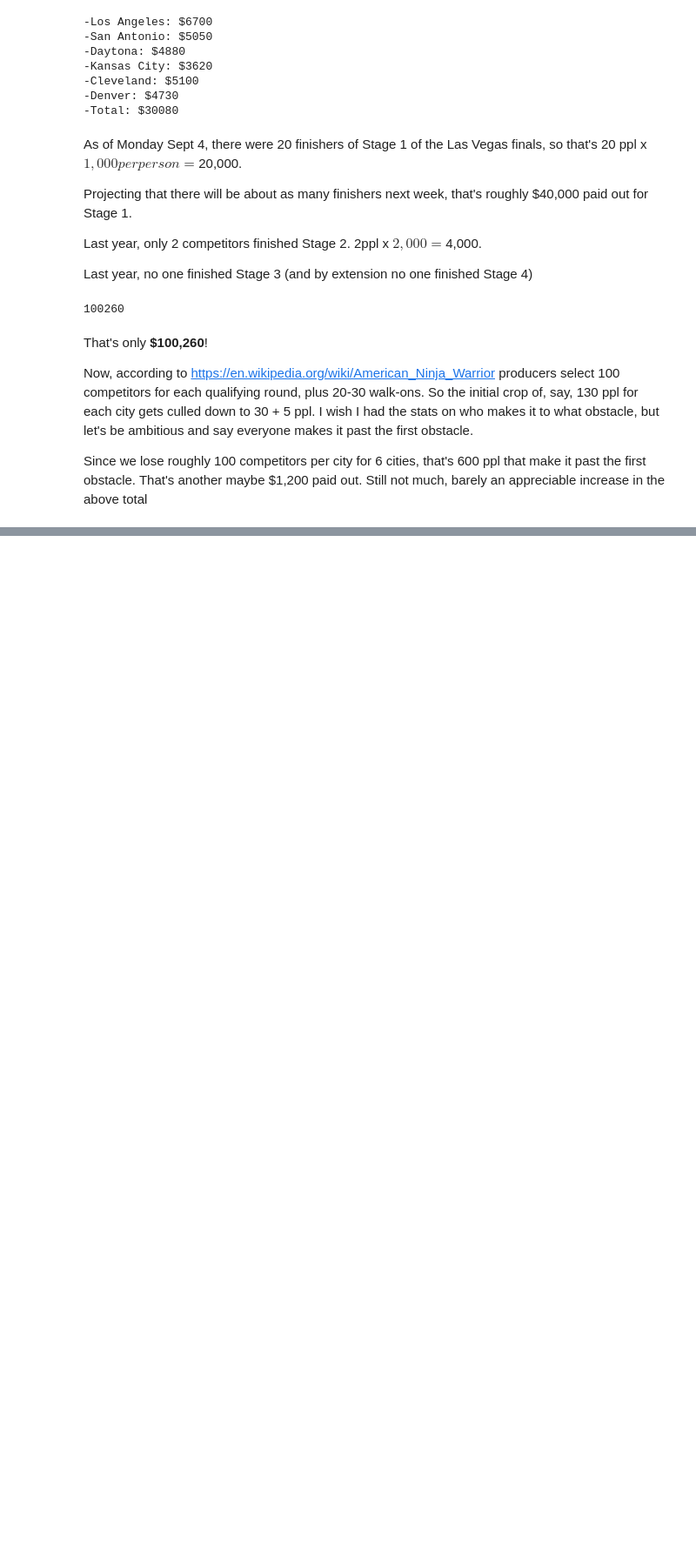
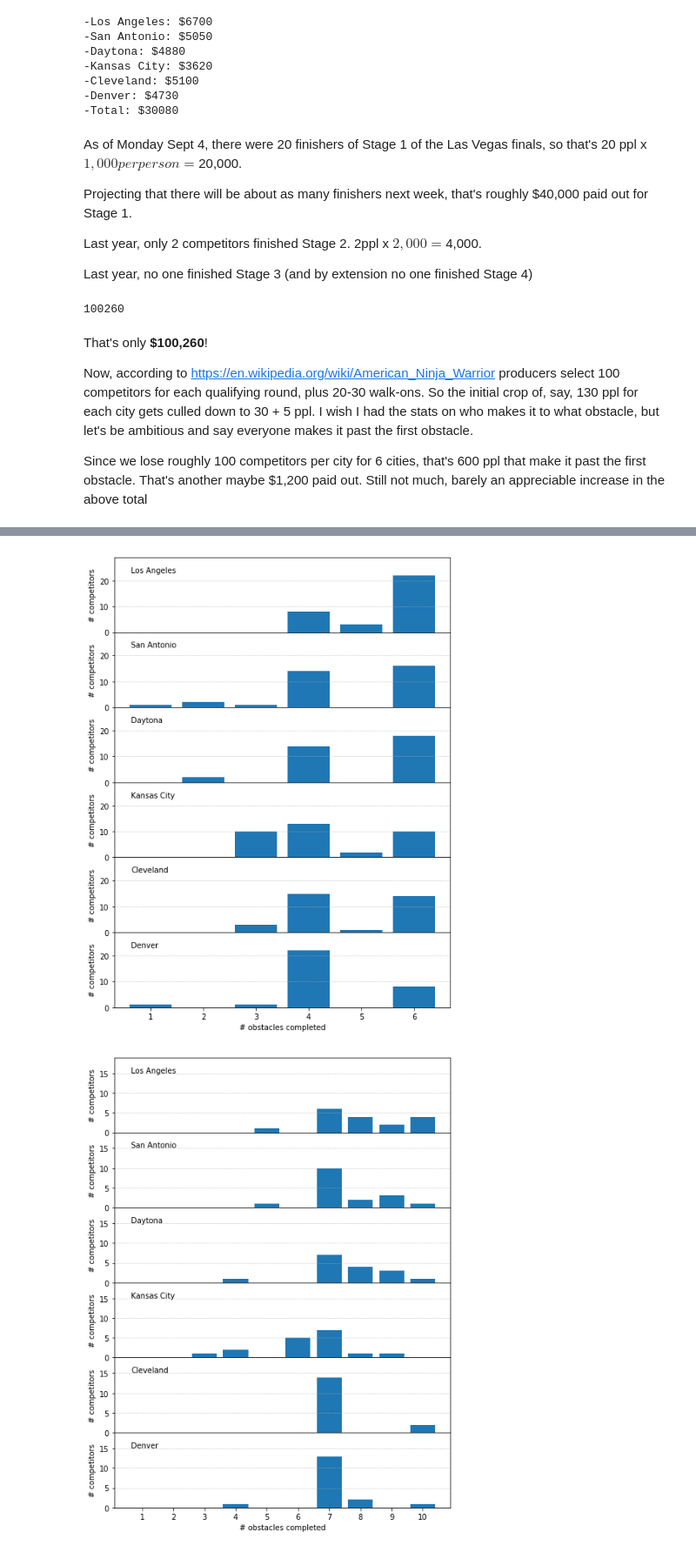
Before and after one commit to nhuntwalker/ninja_warrior, a Jupyter notebook: Ninja Warrior Calcs.ipynb, the cells around one changed output, grey strips where cells are left out. Shown: that part at 87% size. Drawn from its saved outputs; the diff is of its cells as text; code cells hidden in the pictures; blank space fills up the shorter version.

Commit message:
Added an analysis of the obstacles completed

```diff
--- a/Ninja Warrior Calcs.ipynb
+++ b/Ninja Warrior Calcs.ipynb
@@ -91,0 +98,32 @@ Since we lose roughly 100 competitors per city for 6 cities, that's 600 ppl that
+# %%
+fig = plt.figure(figsize=(8, 11))
+fig.subplots_adjust(hspace = 0)
+city_names = list(qualifiers.keys())
+for i in range(len(qualifiers)):
+    counts = Counter(qualifiers[city_names[i]])
+    ax = plt.subplot(len(qualifiers), 1, i + 1)
+    ax.bar(range(1, 7), [counts[i] for i in range(1, 7)])
+    ax.text(0.05, 0.8, city_names[i], transform=ax.transAxes)
+    ax.set_ylim(0, 29)
+    ax.set_ylabel('# competitors')
+    ax.yaxis.grid(linestyle='dotted')
+ax.set_xlabel('# obstacles completed')
+plt.show()
+
+fig = plt.figure(figsize=(8, 11))
+fig.subplots_adjust(hspace = 0)
+city_names = list(finals.keys())
+for i in range(len(finals)):
+    counts = Counter(finals[city_names[i]])
+    ax = plt.subplot(len(finals), 1, i + 1)
+    ax.bar(range(1, 11), [counts[i] for i in range(1, 11)])
+    ax.text(0.05, 0.8, city_names[i], transform=ax.transAxes)
+    ax.set_ylim(0, 19)
+    ax.set_ylabel('# competitors')
+    ax.set_xticks(range(1, 11))
+    ax.yaxis.grid(linestyle='dotted')
+ax.set_xlabel('# obstacles completed')
+plt.show()
+# %% [output]
+[figure, added]
+[figure, added]
```
Also changed, not shown: parts of 3 cells of this notebook.
